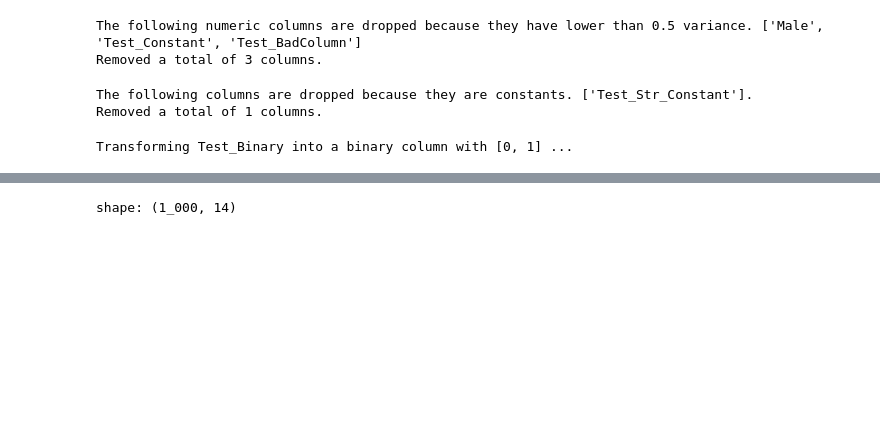
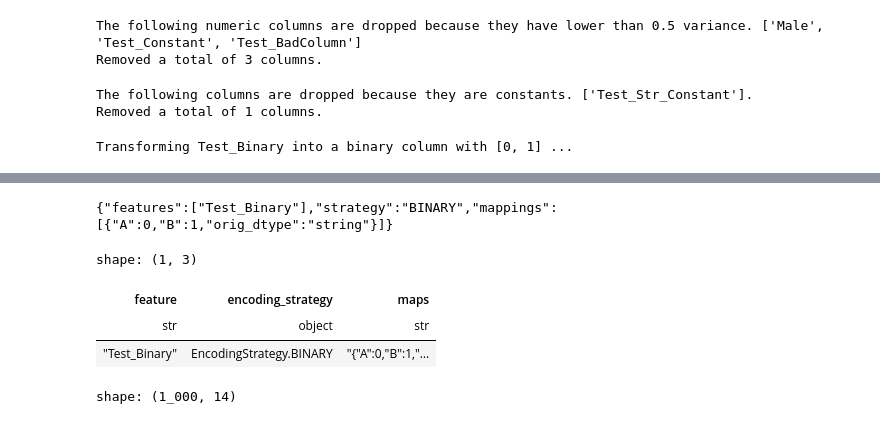
Before and after one commit to abstractqqq/dsds, a Jupyter notebook: examples/examples.ipynb, the cells around one changed output, grey strips where cells are left out. Cells and saved outputs as stored; diff of their text form; code cells hidden in the pictures; blank space fills up the shorter version.

```diff
--- a/examples/examples.ipynb
+++ b/examples/examples.ipynb
@@ -138,3 +135,14 @@ shape: (1, 4)
+# %%
+print(bin_result.mapping)
+# %% [output]
+{"features":["Test_Binary"],"strategy":"BINARY","mappings":[{"A":0,"B":1,"orig_dtype":"string"}]}
+# %%
+bin_result.materialize()
+# %% [output]
+shape: (1, 3)
+| feature | encoding_strategy | maps |
+| str | object | str |
+| "Test_Binary" | EncodingStrategy.BINARY | "{"A":0,"B":1,"… |
 # %%
 # Second way (imo, better) to interactive with TransformationResult objects
 df, mapping1 = impute(df, ["Area Income"], ImputationStartegy.MEAN)
```
Also changed, not shown: parts of 22 cells of this notebook, 7 other files.
